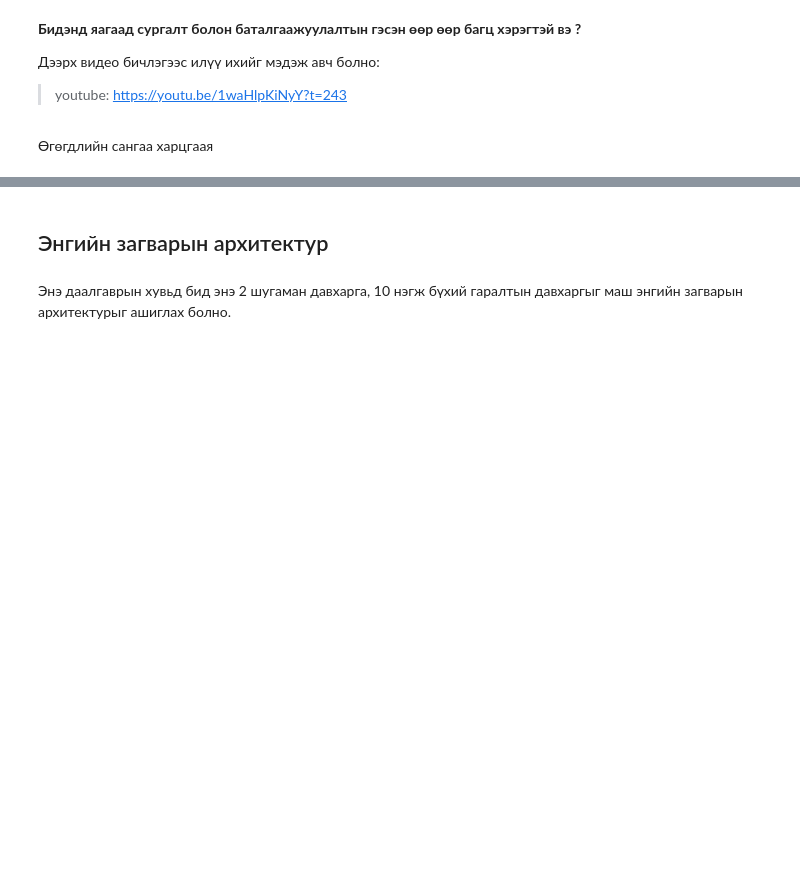
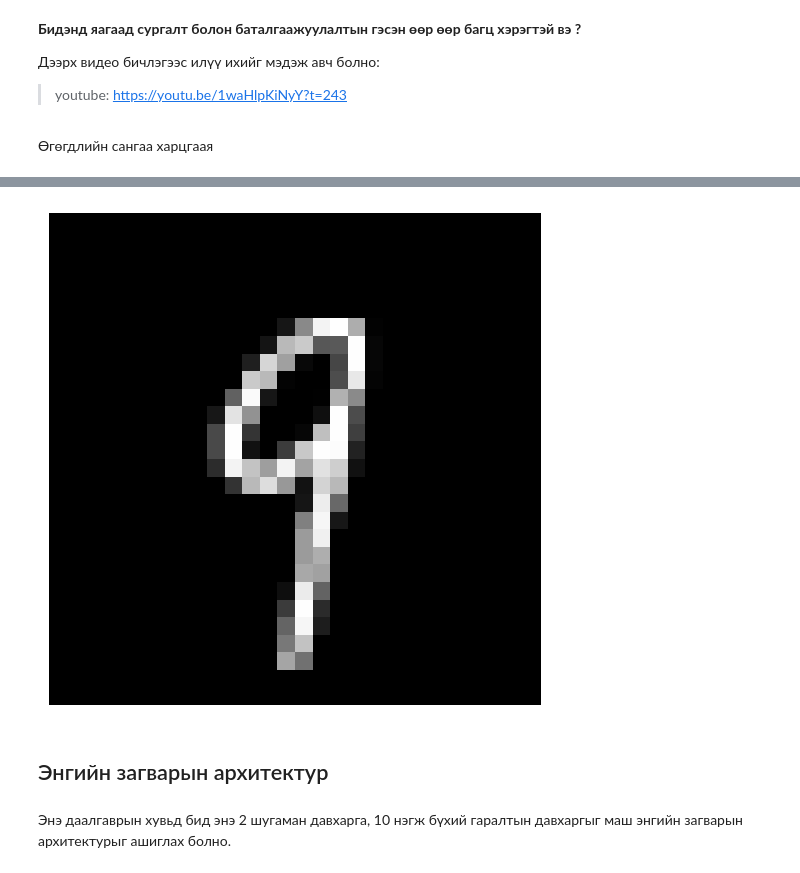
Before and after one commit to mrbuus/Machine-Learning, a Jupyter notebook: Lab/Lab5-6/CS308_lab5_6_B231910012.ipynb, the cells around one changed output, grey strips where cells are left out. Drawn from its saved outputs; the diff is of its cells as text; code cells hidden in the pictures; blank space fills up the shorter version.

```diff
--- a/Lab/Lab5-6/CS308_lab5_6_B231910012.ipynb
+++ b/Lab/Lab5-6/CS308_lab5_6_B231910012.ipynb
@@ -110,7 +131,10 @@ x_train[50]
 # %%
 #collapse
-plt.imshow(x_train[900].reshape(28,28), cmap="gray");
-plt.axis("off"); plt.tight_layout()
+plt.imshow(x_train[900].reshape(28,28), cmap="gray")
+plt.axis("off")
+plt.tight_layout()
+# %% [output]
+[figure, added]
 # %% [markdown]
 ## Энгийн загварын архитектур
 # %% [markdown]
```
Also changed, not shown: parts of 18 cells of this notebook, 1 other file.
